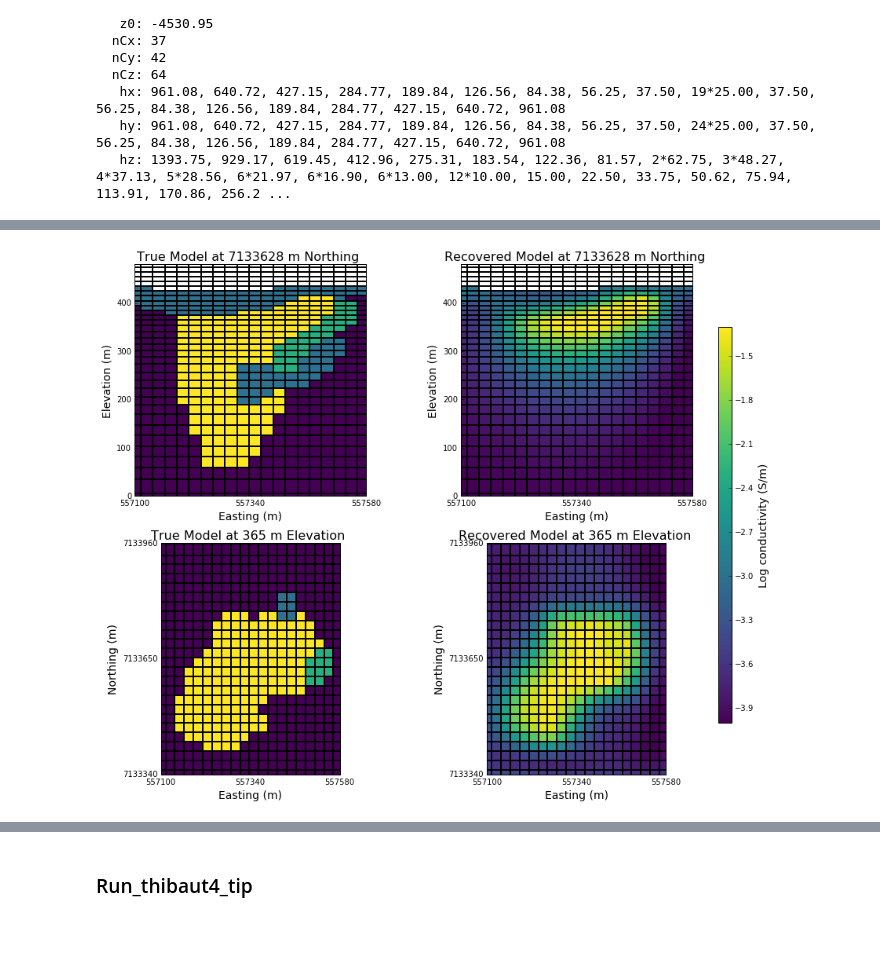
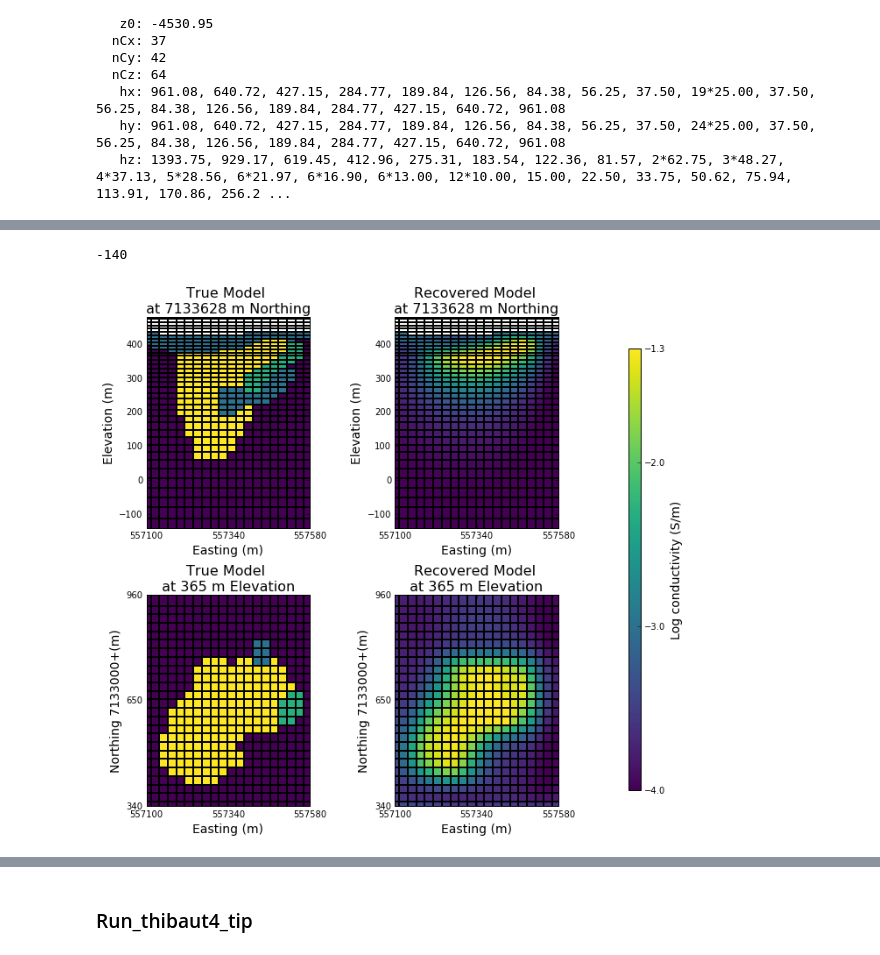
Before and after one commit to simpeg/presentations, a Jupyter notebook: SciPy2016/MTwork/inv3d_HPK1/viewInversionResults.ipynb, the cells around one changed output, grey strips where cells are left out. Drawn from its saved outputs; the diff is of its cells as text; code cells hidden in the pictures.

Commit message:
Notebook and images

```diff
--- a/SciPy2016/MTwork/inv3d_HPK1/viewInversionResults.ipynb
+++ b/SciPy2016/MTwork/inv3d_HPK1/viewInversionResults.ipynb
@@ -222,3 +270,8 @@ print mesh
 bw, be = 557100, 557580
 bs, bn = 7133340, 7133960
 bb, bt = 0,480
+# %%
+# Define the area of interest
+bw, be = 557100, 557580
+bs, bn = 7133340, 7133820
+bb, bt = 0,480
@@ -227,3 +290,7 @@ mask0 = np.ma.masked_where(model==1e-8,model)
+# %%
+480-620
+# %% [output]
+-140
 # %%
 np.ma.masked_where??
 # %%
@@ -235,13 +302,13 @@ slice_ver=20
 slice_hor=40
 
 
-fig, axes = plt.subplots(nrows=2, ncols=2,figsize=(12,10))
-ax0=axes[0,0]
-ax1=axes[0,1]
-ax2=axes[1,0]
-ax3=axes[1,1]
-#fig = plt.figure(figsize=(10,10))
-#ax0=plt.subplot2grid((10,10), (0, 0),colspan=5,rowspan=5)
+#fig, axes = plt.subplots(nrows=2, ncols=2,figsize=(16,12))#,sharex=True)
+#ax0=axes[0,0]
+#ax1=axes[0,1]
+#ax2=axes[1,0]
+#ax3=axes[1,1]
+fig = plt.figure(figsize=(10,10))
+ax0=plt.subplot2grid((16,10), (0, 0),colspan=5,rowspan=7)
 #ax4=plt.subplot2grid((10,12),(0,11),colspan=1,rowspan=10)
 #ax0 = plt.subplot(221)
 model = sigma.reshape(mesh.vnC,order='F')
@@ -252,7 +319,7 @@ a = ax0.pcolormesh(mesh.gridCC[:,0].reshape(mesh.vnC,order='F')[:,slice_ver,:],
                    edgecolor='k',cmap='viridis')
 
 ax0.set_xlim([bw,be])
-ax0.set_ylim([0,bt])
+ax0.set_ylim([-140,bt])
 #ax.grid(which="major")
 #cb0 = plt.colorbar(a,ax=ax4)
 ax0.set_aspect("equal")
@@ -260,12 +327,12 @@ cb0.set_label("Log conductivity (S/m)",fontsize=fontsize)
 cb0.set_clim(vmin,vmax)
 ax0.set_xlabel("Easting (m)",fontsize=fontsize)
 ax0.set_ylabel("Elevation (m)",fontsize=fontsize)
-ax0.set_title(("True Model at %1.0f m Northing ")%(np.unique(mesh.gridCC[:,1].reshape(mesh.vnC,order='F')[:,slice_ver,:])[0]),fontsize=titlesize)
+ax0.set_title(("True Model \n at %1.0f m Northing ")%(np.unique(mesh.gridCC[:,1].reshape(mesh.vnC,order='F')[:,slice_ver,:])[0]),fontsize=titlesize)
 
 ax0.set_xticks([bw,(bw+be)/2,be])
 ax0.set_xticklabels([bw,(bw+be)/2,be])
 
-#ax1=plt.subplot2grid((10,10), (0, 5),colspan=5,rowspan=5)
+ax1=plt.subplot2grid((16,10), (0, 5),colspan=5,rowspan=7)
 #ax1 = plt.subplot(222)
 
 sinv = siginv.reshape(mesh.vnC,order='F')
@@ -276,7 +343,7 @@ b = ax1.pcolormesh(mesh.gridCC[:,0].reshape(mesh.vnC,order='F')[:,slice_ver,:],
                    edgecolor='k',cmap='viridis',vmin=vmin,vmax=vmax)
 
 ax1.set_xlim([bw,be])
-ax1.set_ylim([0,bt])
+ax1.set_ylim([-140,bt])
 #ax.grid(which="major")
 #cb1 = plt.colorbar(b,ax=ax1)
 #cb1.set_clim(vmin,vmax)
@@ -284,12 +351,12 @@ ax1.set_aspect("equal")
 #cb1.set_label("Log conductivity (S/m)",fontsize=fontsize)
 ax1.set_xlabel("Easting (m)",fontsize=fontsize)
 ax1.set_ylabel("Elevation (m)",fontsize=fontsize)
-ax1.set_title(("Recovered Model at %1.0f m Northing ")%(np.unique(mesh.gridCC[:,1].reshape(mesh.vnC,order='F')[:,slice_ver,:])[0]),fontsize=titlesize)
+ax1.set_title(("Recovered Model \n at %1.0f m Northing ")%(np.unique(mesh.gridCC[:,1].reshape(mesh.vnC,order='F')[:,slice_ver,:])[0]),fontsize=titlesize)
 
 ax1.set_xticks([bw,(bw+be)/2,be])
 ax1.set_xticklabels([bw,(bw+be)/2,be])
 
-#ax2=plt.subplot2grid((10,10), (5, 0),colspan=5,rowspan=5)
+ax2=plt.subplot2grid((16,10), (9, 0),colspan=5,rowspan=7)
 #ax2 = plt.subplot(223)
 
 
@@ -309,43 +376,48 @@ ax2.set_xticks([bw,(bw+be)/2,be])
 ax2.set_xticklabels([bw,(bw+be)/2,be])
 
 ax2.set_yticks([bs,(bs+bn)/2,bn])
-ax2.set_yticklabels([bs,(bs+bn)/2,bn])
+ax2.set_yticklabels([bs-7133000,(bs+bn)/2-7133000,bn-7133000])
+#ax2.set_yticklabels(np.round((np.array(ax2.get_yticks().tolist(),dtype=int)/1000).tolist()))
+
 
 ax2.set_xlabel("Easting (m)",fontsize=fontsize)
-ax2.set_ylabel("Northing (m)",fontsize=fontsize)
-ax2.set_title(("True Model at %1.0f m Elevation ")%(np.unique(mesh.gridCC[:,2].reshape(mesh.vnC,order='F')[:,:,slice_hor])[0]),fontsize=titlesize)
+ax2.set_ylabel("Northing 7133000+(m)",fontsize=fontsize)
+ax2.set_title(("True Model \n at %1.0f m Elevation ")%(np.unique(mesh.gridCC[:,2].reshape(mesh.vnC,order='F')[:,:,slice_hor])[0]),fontsize=titlesize)
 
-#ax3=plt.subplot2grid((10,10), (5, 5),colspan=5,rowspan=5)
+ax3=plt.subplot2grid((16,10), (9, 5),colspan=5,rowspan=7)
 #ax3 = plt.subplot(224)
 
 d = ax3.pcolormesh(mesh.gridCC[:,0].reshape(mesh.vnC,order='F')[:,:,slice_hor],mesh.gridCC[:,1].reshape(mesh.vnC,order='F')[:,:,slice_hor],
                    np.log10(sinv[:,:,slice_hor]),edgecolor='k',cmap='viridis',vmin=vmin,vmax=vmax)
 
 ax3.set_xlim([bw,be])
 ax3.set_ylim([bs,bn])
 #ax.grid(which="major")
 #cb3 = plt.colorbar(d,ax=ax3)
 #cb3.set_clim(vmin,vmax)
 ax3.set_aspect("equal")
 
 ax3.set_xticks([bw,(bw+be)/2,be])
 ax3.set_xticklabels([bw,(bw+be)/2,be])
 
 ax3.set_yticks([bs,(bs+bn)/2,bn])
-ax3.set_yticklabels([bs,(bs+bn)/2,bn])
+ax3.set_yticklabels([bs-7133000,(bs+bn)/2-7133000,bn-7133000])
+#ax3.set_yticklabels(np.round((np.array(ax3.get_yticks().tolist(),dtype=int)/1000).tolist()))
+
 
 #cb3.set_label("Log conductivity (S/m)",fontsize=fontsize)
 ax3.set_xlabel("Easting (m)",fontsize=fontsize)
-ax3.set_ylabel("Northing (m)",fontsize=fontsize)
-ax3.set_title(("Recovered Model at %1.0f m Elevation ")%(np.unique(mesh.gridCC[:,2].reshape(mesh.vnC,order='F')[:,:,slice_hor])[0]),fontsize=titlesize)
+ax3.set_ylabel("Northing 7133000+(m)",fontsize=fontsize)
+ax3.set_title(("Recovered Model \n at %1.0f m Elevation ")%(np.unique(mesh.gridCC[:,2].reshape(mesh.vnC,order='F')[:,:,slice_hor])[0]),fontsize=titlesize)
 
 
 fig.subplots_adjust(right=0.9)
 cbar_ax = fig.add_axes([0.95, 0.15, 0.02, 0.7])
 cbar = plt.colorbar(c, cax=cbar_ax)
 cbar.set_label("Log conductivity (S/m)",fontsize=fontsize)
+cbar.set_ticks([-4,-3,-2,-1.3])
 
 
-plt.tight_layout()
+plt.show()
 # %% [output]
-[figure, old version]
+[figure, new version]
```
Also changed, not shown: parts of 26 cells of this notebook, 8 other files.
